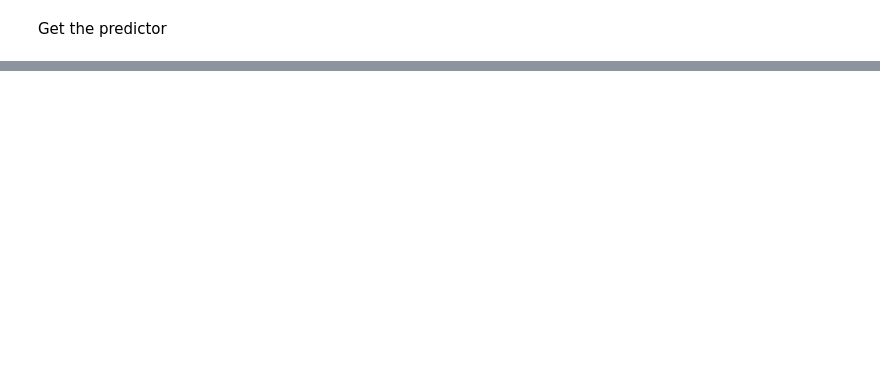
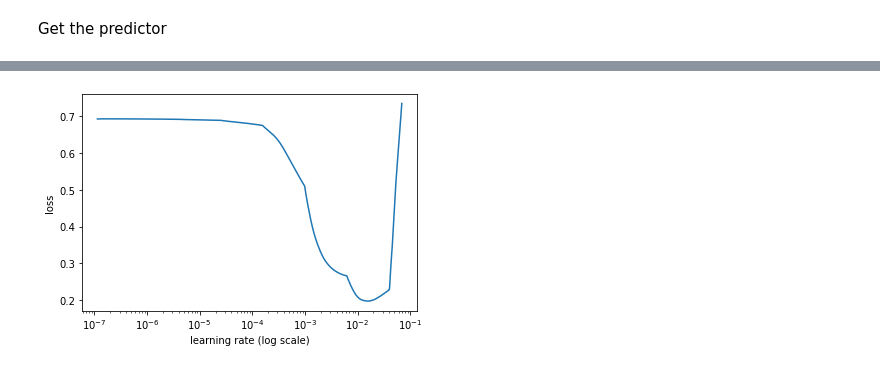
Before and after one commit to cloud-erik/5798, a Jupyter notebook: MSDSTextClassification_KTrain-final.ipynb, the cells around one changed output, grey strips where cells are left out. Cells and saved outputs as stored; diff of their text form; code cells hidden in the pictures; blank space fills up the shorter version.

```diff
--- a/MSDSTextClassification_KTrain-final.ipynb
+++ b/MSDSTextClassification_KTrain-final.ipynb
@@ -330,0 +440,3 @@ So what would I do next? Well, given that it's over reacting to worrds like heal
+# %%
+model = ktrain.text.text_classifier('bigru', train , preproc=preprocess)
+learner = ktrain.get_learner(model, train_data=train, val_data=val, batch_size=128)
@@ -330,0 +480,4 @@ So what would I do next? Well, given that it's over reacting to worrds like heal
+# %%
+learner.lr_plot()
+# %% [output]
+[figure, added]
```
Also changed, not shown: parts of 73 cells of this notebook.
